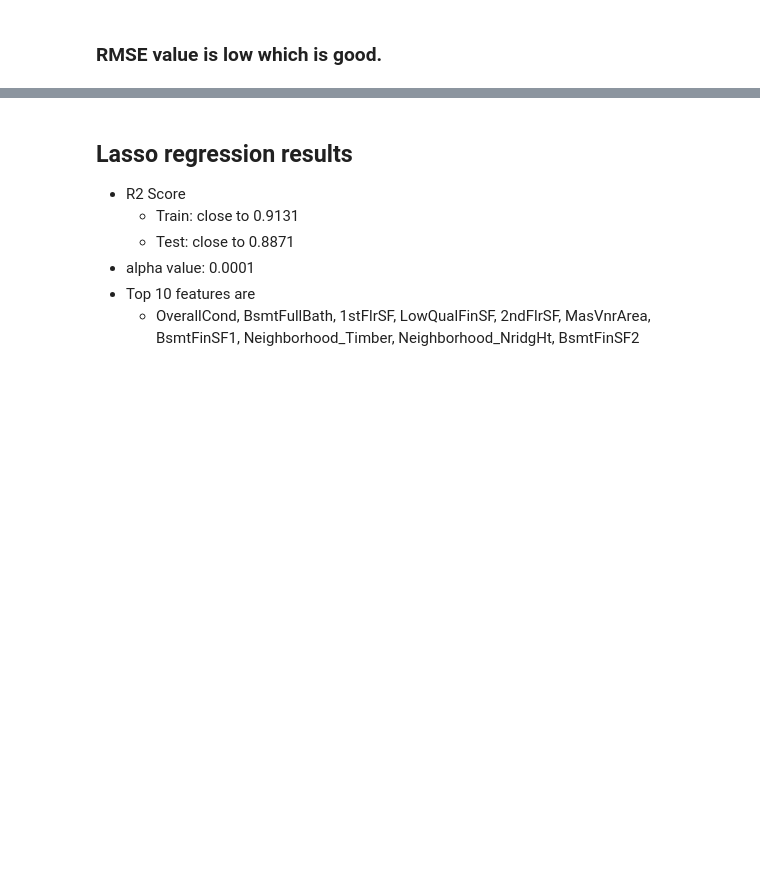
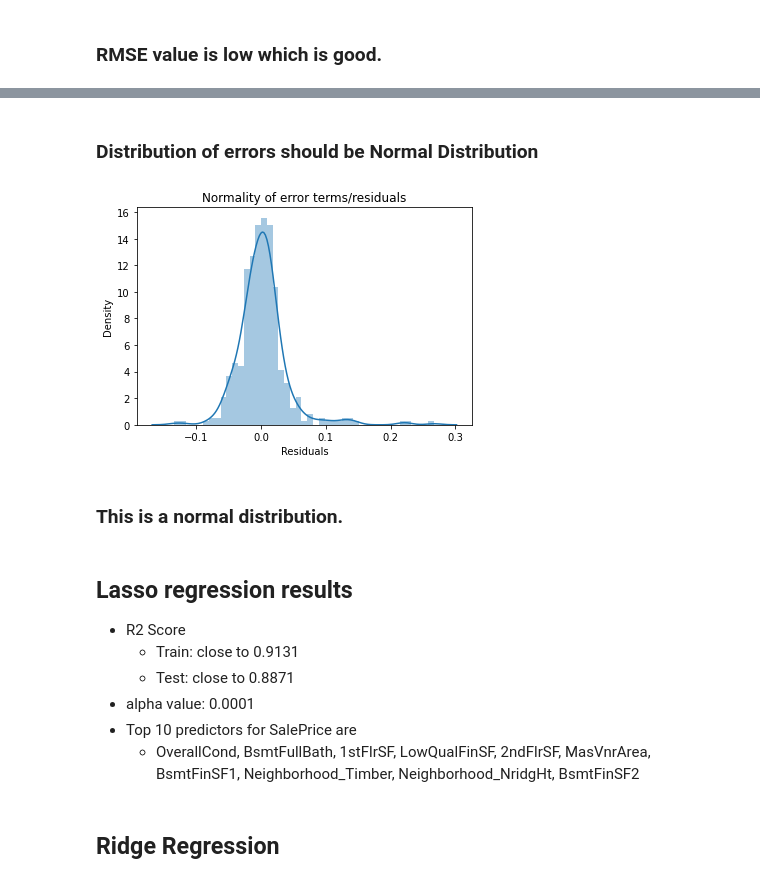
Before and after one commit to kc11381/Housing_Price_Prediction_Case_Study, a Jupyter notebook: house_price_prediction.ipynb, the cells around one changed output, grey strips where cells are left out. Drawn from its saved outputs; the diff is of its cells as text; code cells hidden in the pictures; blank space fills up the shorter version.

```diff
--- a/house_price_prediction.ipynb
+++ b/house_price_prediction.ipynb
@@ -752,8 +762,21 @@ mse test: 0.0013580719881224502
+# %% [markdown]
+### Distribution of errors should be Normal Distribution
+# %%
+sns.distplot((y_test - y_pred_test))
+plt.title('Normality of error terms/residuals')
+plt.xlabel("Residuals")
+plt.show()
+# %% [output]
+[figure, added]
+# %% [markdown]
+### This is a normal distribution.
 # %% [markdown]
 ## Lasso regression results
  - R2 Score
     - Train: close to 0.9131
     - Test: close to 0.8871
  - alpha value: 0.0001
- - Top 10 features are
+ - Top 10 predictors for SalePrice are
    - OverallCond, BsmtFullBath, 1stFlrSF, LowQualFinSF, 2ndFlrSF, MasVnrArea, BsmtFinSF1, Neighborhood_Timber, Neighborhood_NridgHt, BsmtFinSF2
+# %% [markdown]
+## Ridge Regression
```
Also changed, not shown: parts of 22 cells of this notebook.
